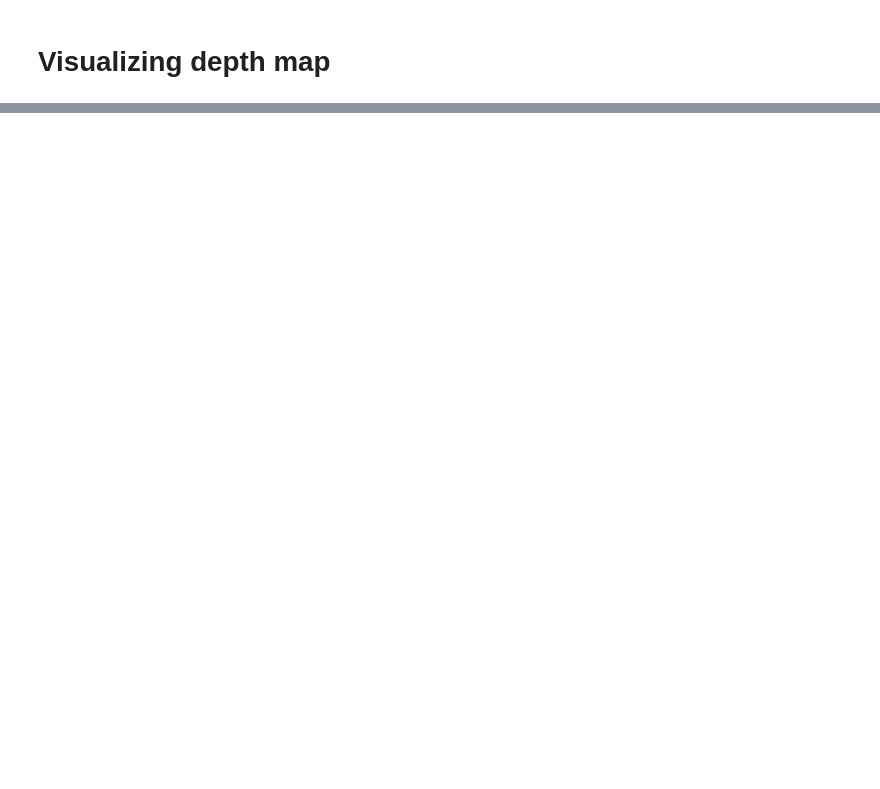
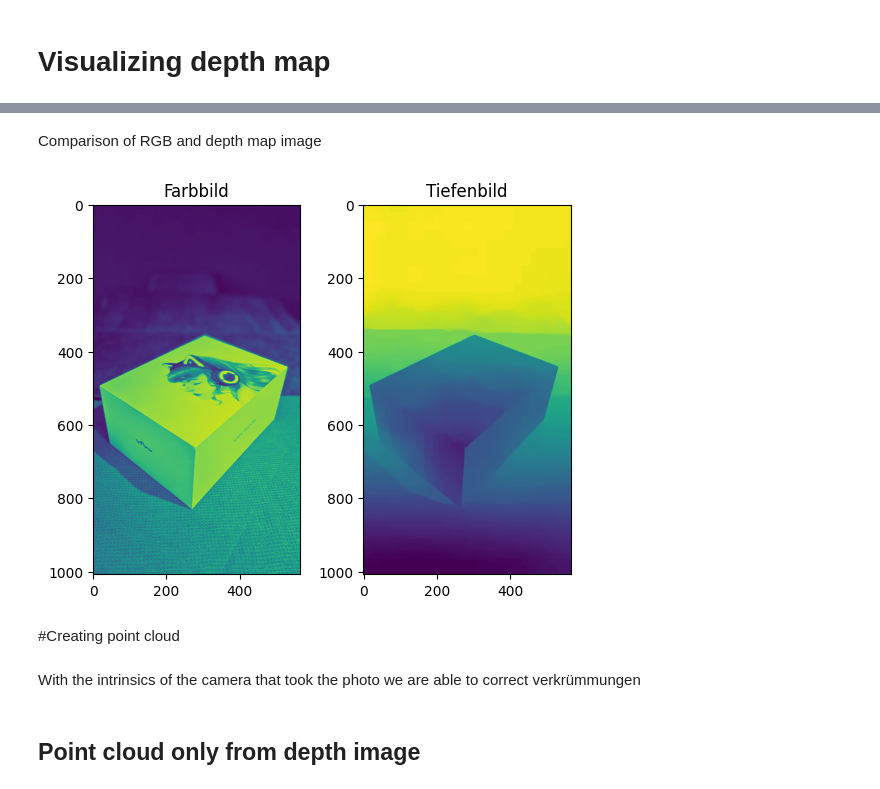
Before and after one commit to DirenCA/Masterthesis-Code, a Jupyter notebook: Testing and analyzing.ipynb, the cells around one changed output, grey strips where cells are left out. Drawn from its saved outputs; the diff is of its cells as text; code cells hidden in the pictures; blank space fills up the shorter version.

```diff
--- a/Testing and analyzing.ipynb
+++ b/Testing and analyzing.ipynb
@@ -15,0 +40,3 @@ rgb_image_url = r"C:\Users\Diren\Nextcloud\HTW\4.Semester-Masterarbeit\Masterarb
+# %%
+depth_array = np.array(depth_im)  # getting the depthmap as a numpy array
+rgb_array = np.array(rgb_im)  # getting the rgb image as a numpy array
@@ -16,3 +45,8 @@ rgb_image_url = r"C:\Users\Diren\Nextcloud\HTW\4.Semester-Masterarbeit\Masterarb
+# %%
+# convert the arrays to open3d objects Quelle: https://stackoverflow.com/questions/63587617/how-to-create-a-rgbd-image-from-numpy-rgb-array-and-depth-array
+rgb_o3d = o3d.geometry.Image(rgb_array)
+depth_o3d = o3d.geometry.Image(depth_array)
+depth_3d = o3d.geometry.Image(np.ascontiguousarray(depth_array))
 # %% [markdown]
 # Visualizing depth map
 # %%
@@ -34,0 +69,18 @@ plt.show()
+# %%
+rgbd = o3d.geometry.RGBDImage.create_from_color_and_depth(rgb_o3d, depth_o3d)  # Quelle:https://www.open3d.org/docs/latest/python_api/open3d.geometry.RGBDImage.html und https://stackoverflo.com/questions/63587617/how-to-create-a-rgbd-image-from-numpy-rgb-array-and-depth-array
+# %% [markdown]
+Comparison of RGB and depth map image
+# %%
+plt.subplot(1, 2, 1)
+plt.title("Farbbild")
+plt.imshow(rgbd.color)
+plt.subplot(1, 2, 2)
+plt.title("Tiefenbild")
+plt.imshow(rgbd.depth)
+plt.show()
+# %% [output]
+[figure, added]
+# %% [markdown]
+#Creating point cloud
+# %% [markdown]
+With the intrinsics of the camera that took the photo we are able to correct verkrümmungen
@@ -34,0 +94,2 @@ plt.show()
+# %% [markdown]
+## Point cloud only from depth image
```
Also changed, not shown: parts of 18 cells of this notebook, 2 other files.
